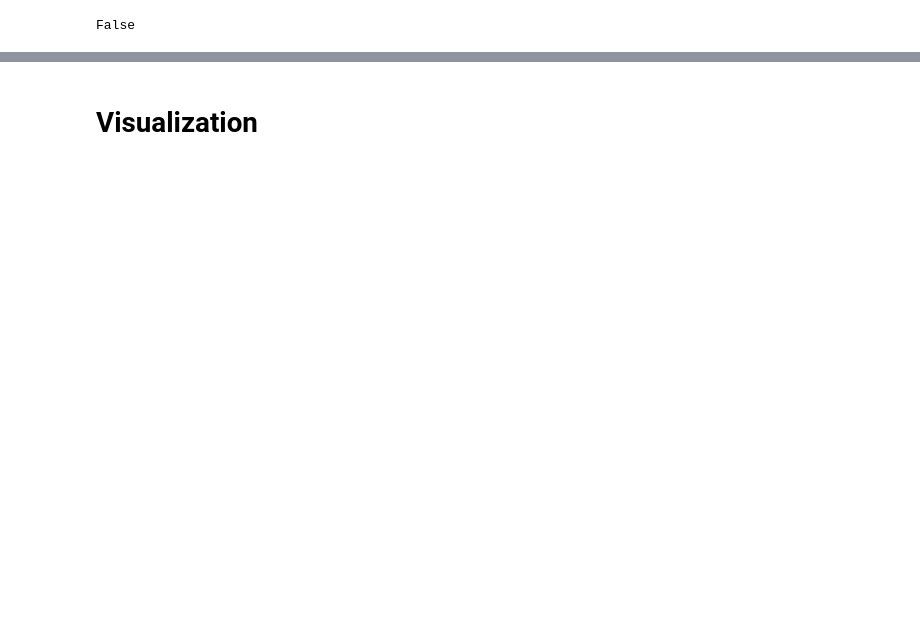
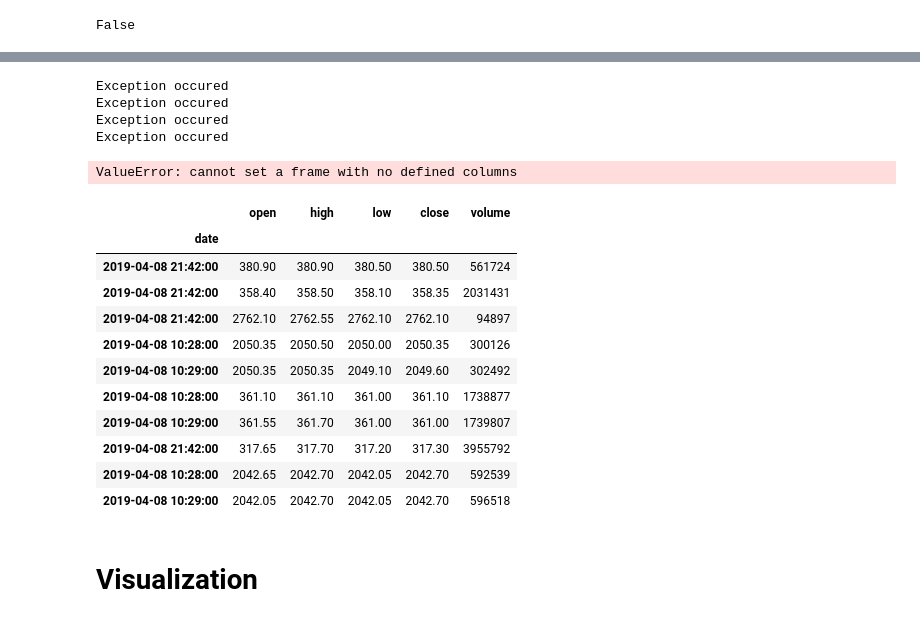
Before and after one commit to suhansaha/freedom, a Jupyter notebook: Kite_WebScoket_Handler.ipynb, the cells around one changed output, grey strips where cells are left out. Cells and saved outputs as stored; diff of their text form; code cells hidden in the pictures; blank space fills up the shorter version.

Commit message:
Cleanup artifacts and resampler implementation

```diff
--- a/Kite_WebScoket_Handler.ipynb
+++ b/Kite_WebScoket_Handler.ipynb
@@ -489,20 +406,33 @@ LiveStream = pd.DataFrame()
 # %%
 timeStamp = dt.datetime.now().replace(second=0, microsecond=0)
-
+LiveStream = pd.DataFrame()
 def pushTick(tick):
     global LiveStream
     tick_df = pd.DataFrame(tick)
-    tick_df.loc[tick_df['timestamp'].isna(), 'timestamp'] = timeStamp
-    tick_df = tick_df[['timestamp','instrument_token','last_price','volume']]
-    tick_df.instrument_token = tick_df.instrument_token.apply(EQSYMBOL)
-    tick_df.columns = ['date','symbol','price','volume']
-    tick_df.set_index(['symbol','date'], inplace=True)
+
+    try:
+        tick_df.loc[tick_df['timestamp'].isna(), 'timestamp'] = timeStamp
+        tick_df = tick_df[['timestamp','instrument_token','last_price','volume']]
+        tick_df.instrument_token = tick_df.instrument_token.apply(EQSYMBOL)
+        tick_df.columns = ['date','symbol','price','volume']
+        tick_df.set_index(['symbol','date'], inplace=True)
+
+        LiveStream = LiveStream.append(tick_df)
+    except:
+        print("Exception occured")
 
 
-    LiveStream = LiveStream.append(tick_df)
-    LiveStream.loc['RIIL']
-    LiveStream = LiveStream.groupby(['symbol','date']).agg({'price':['first','max','min','last'], 'volume':['last']})
-    LiveStream.columns = LiveStream.columns.droplevel()
-    LiveStream.columns = ['open', 'high','low','close', 'volume']
+live_data = pd.DataFrame()
 
-#pushTick(sample_tick)
+def resample(freq="1min"):
+    global live_data
+    LiveStream2 = LiveStream.groupby(['symbol','date']).agg({'price':['first','max','min','last'], 'volume':['last']})
+    LiveStream2.columns = LiveStream2.columns.droplevel()
+    LiveStream2.columns = ['open', 'high','low','close', 'volume']
+
+    for index, data in LiveStream2.groupby(level=0):
+        #print(index)
+        sampled = data.loc[index].resample(freq).agg({'open':{'open':'first'},'high':{'high':'max'},'low':{'low':'min'},'close':{'close':'last'},'volume':{'volume':'last'}})
+        sampled.columns = sampled.columns.droplevel()
+
+        live_data = live_data.append(sampled)
@@ -547,3 +439,44 @@ unpickled_df
+# %%
+import pickle
+f2 = open('live_data_hdfc_full_4_8_2019.txt', 'rb')
+#unpickled_df = pd.read_pickle('live_data_hdfc_full_4_8_2019.txt')
+
+def loadall(filename):
+    with open(filename, "rb") as f:
+        for count in np.linspace(1,100,100):
+            #print(count)
+            try:
+                tick = pickle.load(f)
+                pushTick(tick)
+                #print(tick)
+            except EOFError:
+                break
+
+loadall('live_data_hdfc_full_4_8_2019.txt')
+f2.close()
+resample()
+#ticks_df = pickle.load(f2)
+# %% [output]
+Exception occured
+Exception occured
+Exception occured
+Exception occured
+ValueError: cannot set a frame with no defined columns
+# %%
+live_data
+# %% [output]
+|  | open | high | low | close | volume |
+| date |  |  |  |  |  |
+| 2019-04-08 21:42:00 | 380.90 | 380.90 | 380.50 | 380.50 | 561724 |
+| 2019-04-08 21:42:00 | 358.40 | 358.50 | 358.10 | 358.35 | 2031431 |
+| 2019-04-08 21:42:00 | 2762.10 | 2762.55 | 2762.10 | 2762.10 | 94897 |
+| 2019-04-08 10:28:00 | 2050.35 | 2050.50 | 2050.00 | 2050.35 | 300126 |
+| 2019-04-08 10:29:00 | 2050.35 | 2050.35 | 2049.10 | 2049.60 | 302492 |
+| 2019-04-08 10:28:00 | 361.10 | 361.10 | 361.00 | 361.10 | 1738877 |
+| 2019-04-08 10:29:00 | 361.55 | 361.70 | 361.00 | 361.00 | 1739807 |
+| 2019-04-08 21:42:00 | 317.65 | 317.70 | 317.20 | 317.30 | 3955792 |
+| 2019-04-08 10:28:00 | 2042.65 | 2042.70 | 2042.05 | 2042.70 | 592539 |
+| 2019-04-08 10:29:00 | 2042.05 | 2042.70 | 2042.05 | 2042.70 | 596518 |
 # %% [markdown]
 # Visualization
 # %%
```
Also changed, not shown: parts of 21 cells of this notebook, 5 other files.
